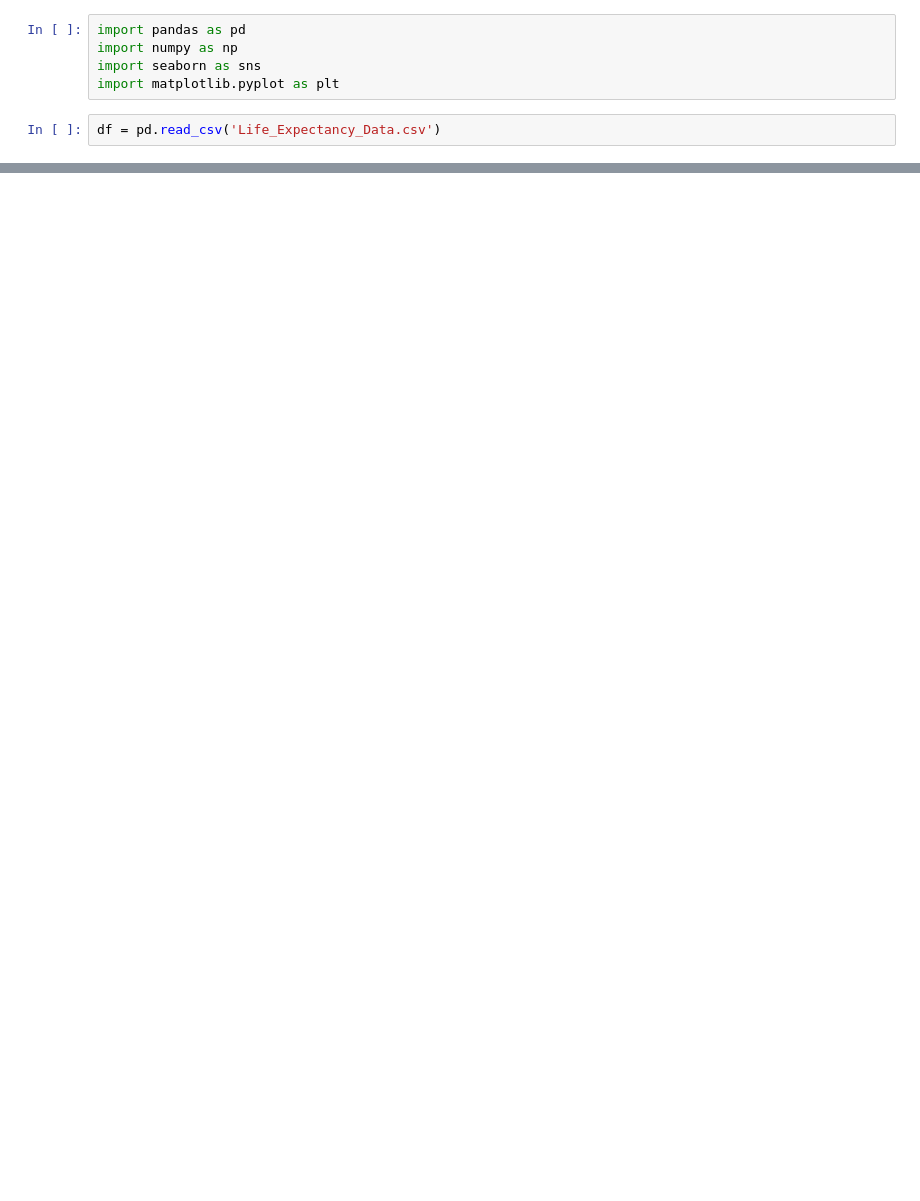
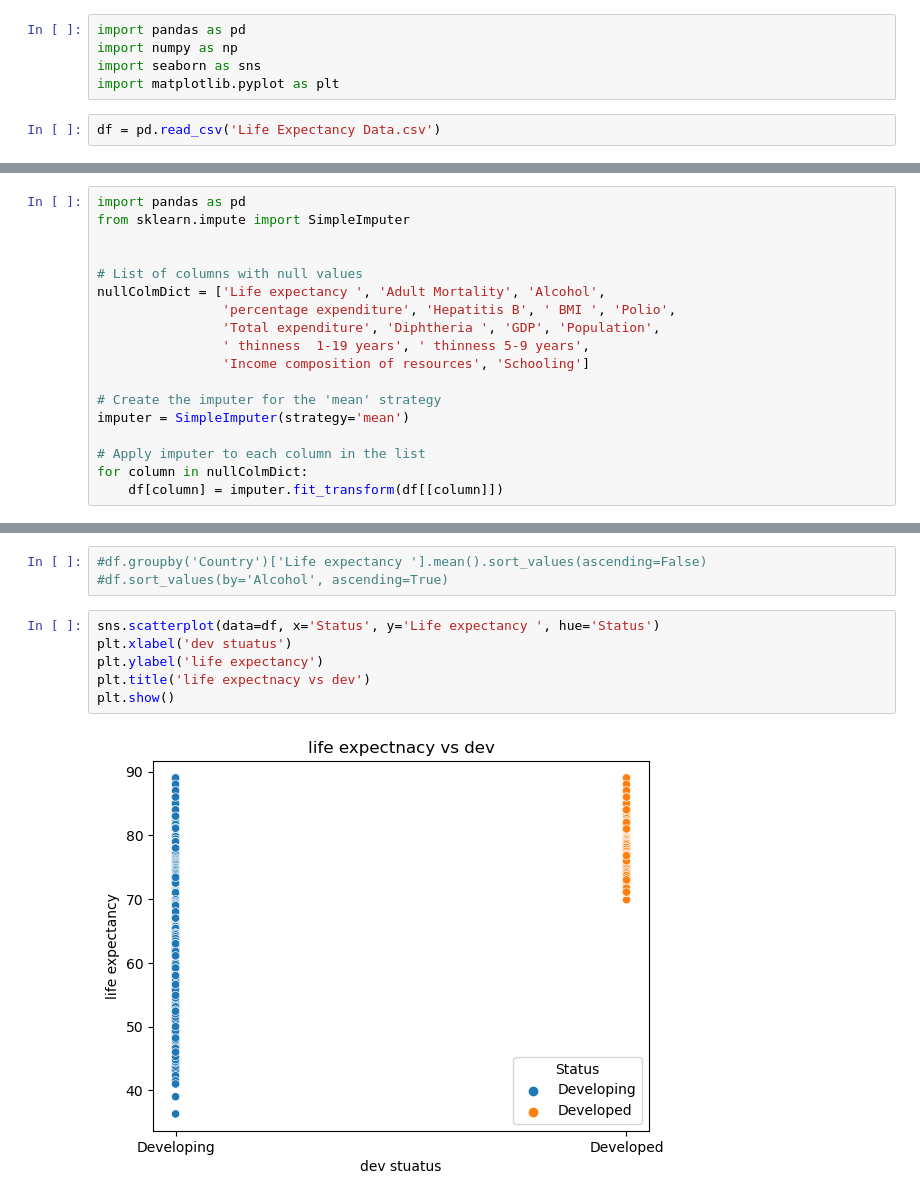
Before and after one commit to Kru301019/courseaProject, a Jupyter notebook: Life Expectancy Prediction Using Machine Learning/Life Expectancy Prediction with Machine Learning.ipynb, the cells around one changed output, grey strips where cells are left out. Saved outputs shown, nothing was run; the diff lists cells and outputs as text; blank space fills up the shorter version.

```diff
--- a/Life Expectancy Prediction Using Machine Learning/Life Expectancy Prediction with Machine Learning.ipynb
+++ b/Life Expectancy Prediction Using Machine Learning/Life Expectancy Prediction with Machine Learning.ipynb
@@ -4,5 +4,5 @@ import numpy as np
 import seaborn as sns
 import matplotlib.pyplot as plt
 # %%
-df = pd.read_csv('Life_Expectancy_Data.csv')
+df = pd.read_csv('Life Expectancy Data.csv')
 # %%
@@ -24,3 +12,21 @@ df
+# %%
+import pandas as pd
+from sklearn.impute import SimpleImputer
+
+
+# List of columns with null values
+nullColmDict = ['Life expectancy ', 'Adult Mortality', 'Alcohol',
+                'percentage expenditure', 'Hepatitis B', ' BMI ', 'Polio',
+                'Total expenditure', 'Diphtheria ', 'GDP', 'Population',
+                ' thinness  1-19 years', ' thinness 5-9 years',
+                'Income composition of resources', 'Schooling']
+
+# Create the imputer for the 'mean' strategy
+imputer = SimpleImputer(strategy='mean')
+
+# Apply imputer to each column in the list
+for column in nullColmDict:
+    df[column] = imputer.fit_transform(df[[column]])
 # %%
 df.info()
 # %% [output]
@@ -43,0 +65,11 @@ memory usage: 482.1+ KB
+# %%
+#df.groupby('Country')['Life expectancy '].mean().sort_values(ascending=False)
+#df.sort_values(by='Alcohol', ascending=True)
+# %%
+sns.scatterplot(data=df, x='Status', y='Life expectancy ', hue='Status')
+plt.xlabel('dev stuatus')
+plt.ylabel('life expectancy')
+plt.title('life expectnacy vs dev')
+plt.show()
+# %% [output]
+[figure, added]
```
Also changed, not shown: parts of 5 cells of this notebook, 2 other files.
